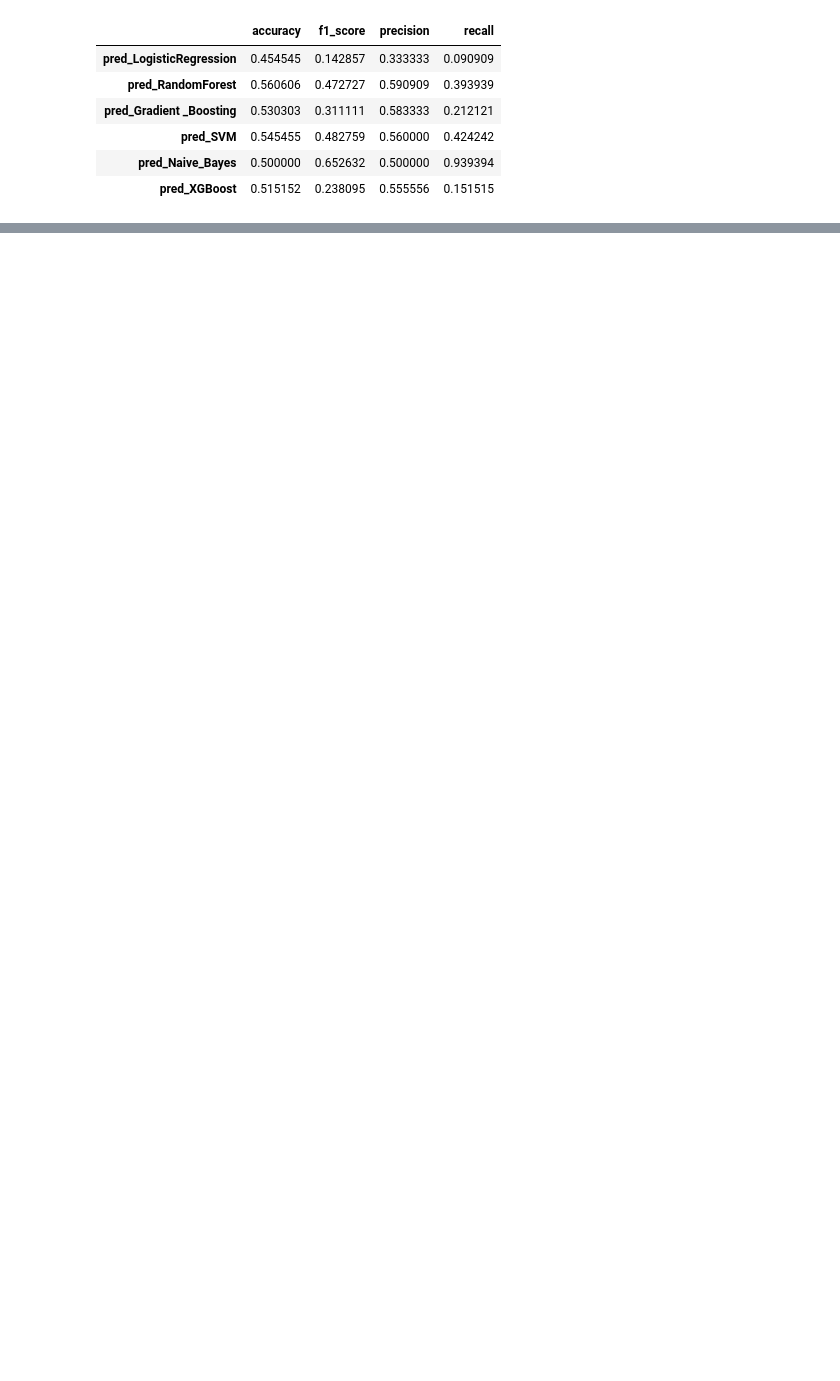
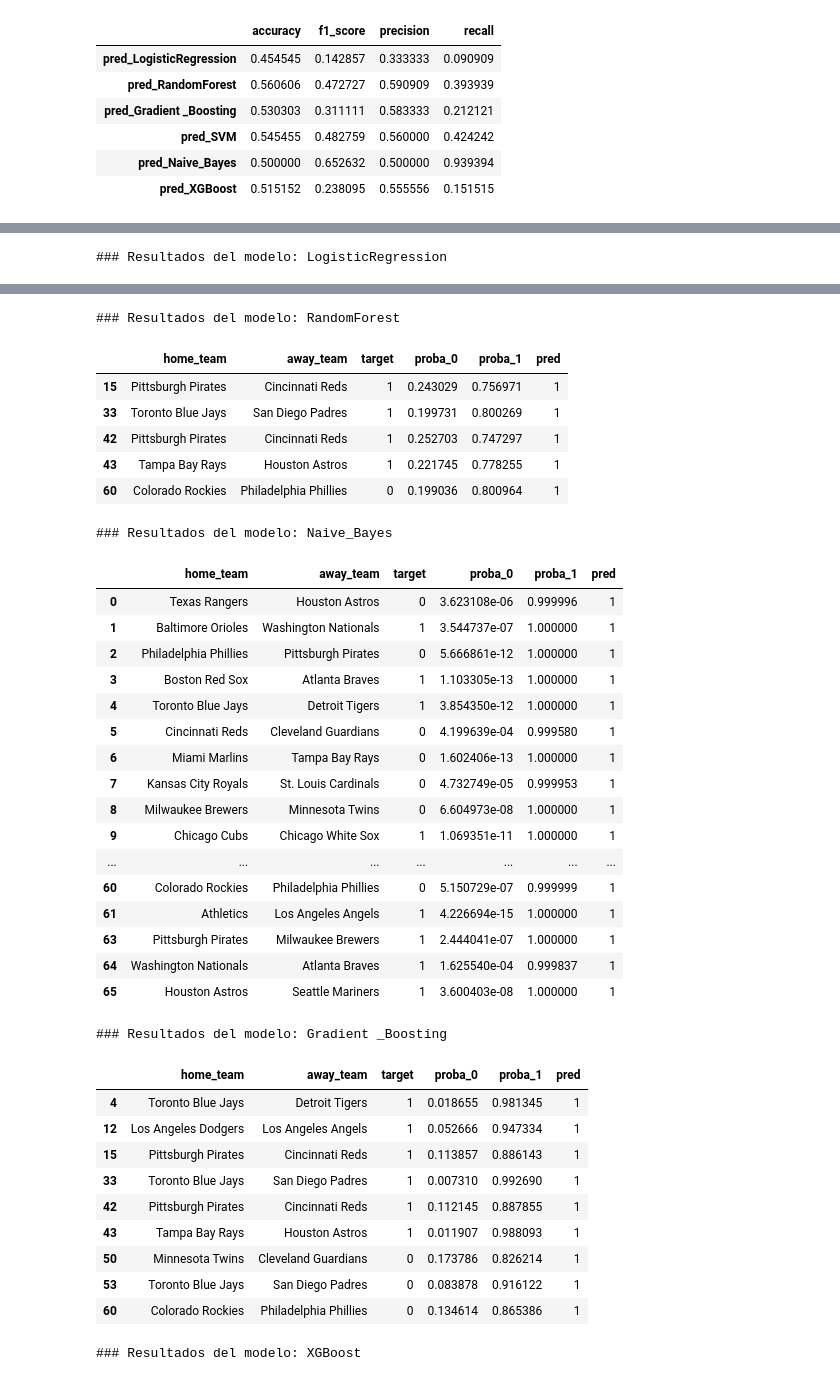
Before and after one commit to depresionTropical/mlb_1_inning, a Jupyter notebook: model_test.ipynb, the cells around one changed output, grey strips where cells are left out. Drawn from its saved outputs; the diff is of its cells as text; code cells hidden in the pictures; blank space fills up the shorter version.

```diff
--- a/model_test.ipynb
+++ b/model_test.ipynb
@@ -95,0 +104,6 @@ model_pred = [
+# %%
+result_pro = {}
+
+for name_model, model in models_con_proba.items():
+    pred = model.predict_proba(df_2025[features])
+    result_pro[name_model] = pred
@@ -122,0 +217,25 @@ df_metrics
+# %%
+from sklearn.metrics import accuracy_score, precision_score, recall_score, f1_score
+
+# Diccionario para guardar resultados
+metricas_por_modelo = {}
+
+for nombre_modelo, df in dataframes_filtrados.items():
+    # Usar el nombre del modelo para identificar la columna de predicción
+    columna_pred = f'pred'
+
+    y_true = df['target']
+    y_pred = df[columna_pred]
+
+    # Calcular métricas
+    metricas_por_modelo[nombre_modelo] = {
+        'accuracy': accuracy_score(y_true, y_pred),
+        'precision': precision_score(y_true, y_pred, zero_division=0),
+        'recall': recall_score(y_true, y_pred, zero_division=0),
+        'f1_score': f1_score(y_true, y_pred, zero_division=0),
+        'n_samples': len(df)
+    }
+
+# Convertir a DataFrame para visualizar
+df_metricas = pd.DataFrame(metricas_por_modelo).T
+print(df_metricas)
@@ -122,0 +259,10 @@ df_metrics
+# %%
+from IPython.display import display
+
+columnas_a_mostrar = ['home_team', 'away_team', 'target', 'proba_0', 'proba_1', 'pred']
+
+for nombre_modelo, df in dataframes_filtrados.items():
+    print(f"\n### Resultados del modelo: {nombre_modelo}")
+    display(df[columnas_a_mostrar])
+# %% [output]
+### Resultados del modelo: LogisticRegression
@@ -122,0 +275,37 @@ df_metrics
+### Resultados del modelo: RandomForest
+|  | home_team | away_team | target | proba_0 | proba_1 | pred |
+| 15 | Pittsburgh Pirates | Cincinnati Reds | 1 | 0.243029 | 0.756971 | 1 |
+| 33 | Toronto Blue Jays | San Diego Padres | 1 | 0.199731 | 0.800269 | 1 |
+| 42 | Pittsburgh Pirates | Cincinnati Reds | 1 | 0.252703 | 0.747297 | 1 |
+| 43 | Tampa Bay Rays | Houston Astros | 1 | 0.221745 | 0.778255 | 1 |
+| 60 | Colorado Rockies | Philadelphia Phillies | 0 | 0.199036 | 0.800964 | 1 |
+### Resultados del modelo: Naive_Bayes
+|  | home_team | away_team | target | proba_0 | proba_1 | pred |
+| 0 | Texas Rangers | Houston Astros | 0 | 3.623108e-06 | 0.999996 | 1 |
+| 1 | Baltimore Orioles | Washington Nationals | 1 | 3.544737e-07 | 1.000000 | 1 |
+| 2 | Philadelphia Phillies | Pittsburgh Pirates | 0 | 5.666861e-12 | 1.000000 | 1 |
+| 3 | Boston Red Sox | Atlanta Braves | 1 | 1.103305e-13 | 1.000000 | 1 |
+| 4 | Toronto Blue Jays | Detroit Tigers | 1 | 3.854350e-12 | 1.000000 | 1 |
+| 5 | Cincinnati Reds | Cleveland Guardians | 0 | 4.199639e-04 | 0.999580 | 1 |
+| 6 | Miami Marlins | Tampa Bay Rays | 0 | 1.602406e-13 | 1.000000 | 1 |
+| 7 | Kansas City Royals | St. Louis Cardinals | 0 | 4.732749e-05 | 0.999953 | 1 |
+| 8 | Milwaukee Brewers | Minnesota Twins | 0 | 6.604973e-08 | 1.000000 | 1 |
+| 9 | Chicago Cubs | Chicago White Sox | 1 | 1.069351e-11 | 1.000000 | 1 |
+| ... | ... | ... | ... | ... | ... | ... |
+| 60 | Colorado Rockies | Philadelphia Phillies | 0 | 5.150729e-07 | 0.999999 | 1 |
+| 61 | Athletics | Los Angeles Angels | 1 | 4.226694e-15 | 1.000000 | 1 |
+| 63 | Pittsburgh Pirates | Milwaukee Brewers | 1 | 2.444041e-07 | 1.000000 | 1 |
+| 64 | Washington Nationals | Atlanta Braves | 1 | 1.625540e-04 | 0.999837 | 1 |
+| 65 | Houston Astros | Seattle Mariners | 1 | 3.600403e-08 | 1.000000 | 1 |
+### Resultados del modelo: Gradient _Boosting
+|  | home_team | away_team | target | proba_0 | proba_1 | pred |
+| 4 | Toronto Blue Jays | Detroit Tigers | 1 | 0.018655 | 0.981345 | 1 |
+| 12 | Los Angeles Dodgers | Los Angeles Angels | 1 | 0.052666 | 0.947334 | 1 |
+| 15 | Pittsburgh Pirates | Cincinnati Reds | 1 | 0.113857 | 0.886143 | 1 |
+| 33 | Toronto Blue Jays | San Diego Padres | 1 | 0.007310 | 0.992690 | 1 |
+| 42 | Pittsburgh Pirates | Cincinnati Reds | 1 | 0.112145 | 0.887855 | 1 |
+| 43 | Tampa Bay Rays | Houston Astros | 1 | 0.011907 | 0.988093 | 1 |
+| 50 | Minnesota Twins | Cleveland Guardians | 0 | 0.173786 | 0.826214 | 1 |
+| 53 | Toronto Blue Jays | San Diego Padres | 0 | 0.083878 | 0.916122 | 1 |
+| 60 | Colorado Rockies | Philadelphia Phillies | 0 | 0.134614 | 0.865386 | 1 |
+### Resultados del modelo: XGBoost
```
Also changed, not shown: parts of 11 cells of this notebook.
